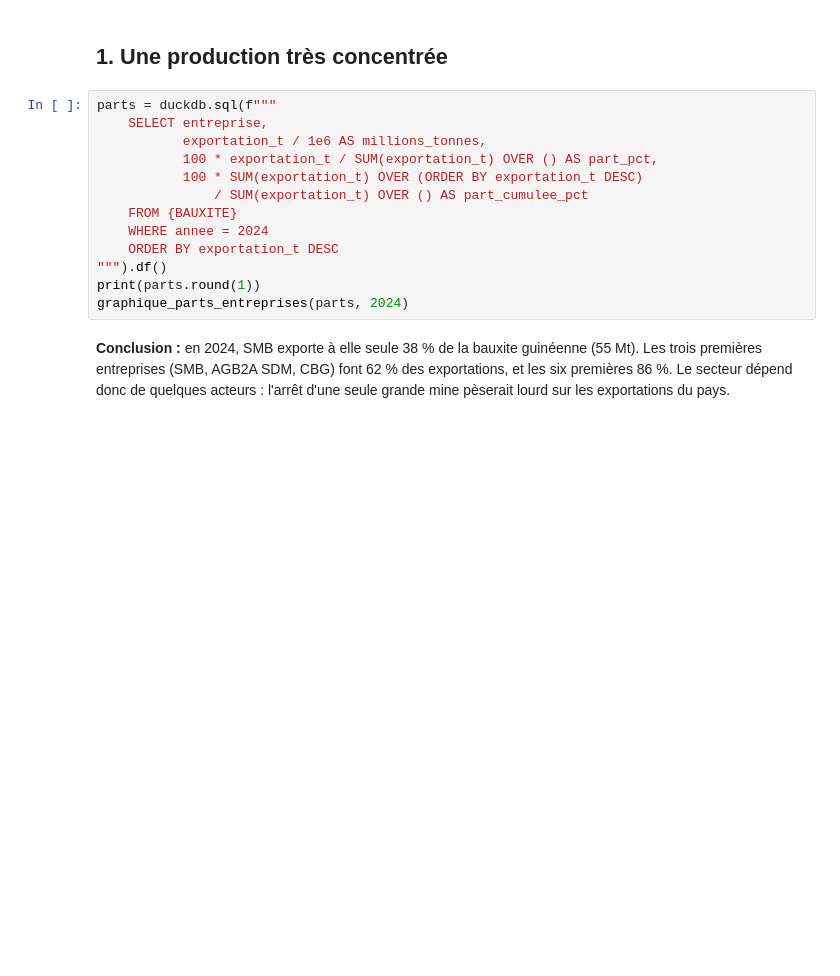
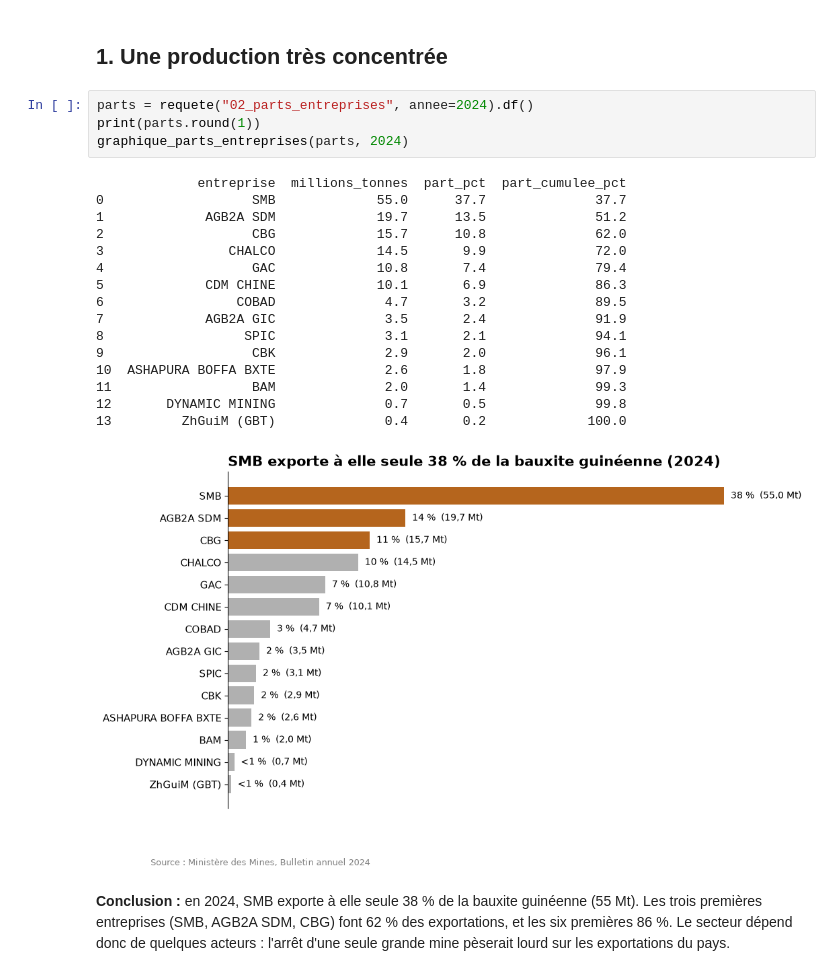
Before and after one commit to Ibrahdiallo224/guinee-mines-data, a Jupyter notebook: notebooks/02_entreprises_et_revenus.ipynb, the cells around one changed output. Cells and saved outputs as stored; diff of their text form; blank space fills up the shorter version.

```diff
--- a/notebooks/02_entreprises_et_revenus.ipynb
+++ b/notebooks/02_entreprises_et_revenus.ipynb
@@ -39,19 +37,27 @@ duckdb.sql(f"""
 **Constat :** pour 2022, la somme des entreprises donne 103,5 Mt alors que l'Annuaire 2023 publie un total de 94,5 Mt. C'est le total de l'Annuaire qui est faux : le Bulletin 2024 du même ministère publie bien 103,5 Mt pour 2022. Cela explique l'incohérence repérée à l'étape 1. Pour 2023, l'écart est faible (0,7 Mt, soit 0,6 %).
 # %% [markdown]
 ## 1. Une production très concentrée
-# %%
-parts = duckdb.sql(f"""
-    SELECT entreprise,
-           exportation_t / 1e6 AS millions_tonnes,
-           100 * exportation_t / SUM(exportation_t) OVER () AS part_pct,
-           100 * SUM(exportation_t) OVER (ORDER BY exportation_t DESC)
-               / SUM(exportation_t) OVER () AS part_cumulee_pct
-    FROM {BAUXITE}
-    WHERE annee = 2024
-    ORDER BY exportation_t DESC
-""").df()
-print(parts.round(1))
-graphique_parts_entreprises(parts, 2024)
+# %%
+parts = requete("02_parts_entreprises", annee=2024).df()
+print(parts.round(1))
+graphique_parts_entreprises(parts, 2024)
+# %% [output]
+             entreprise  millions_tonnes  part_pct  part_cumulee_pct
+0                   SMB             55.0      37.7              37.7
+1             AGB2A SDM             19.7      13.5              51.2
+2                   CBG             15.7      10.8              62.0
+3                CHALCO             14.5       9.9              72.0
+4                   GAC             10.8       7.4              79.4
+5             CDM CHINE             10.1       6.9              86.3
+6                 COBAD              4.7       3.2              89.5
+7             AGB2A GIC              3.5       2.4              91.9
+8                  SPIC              3.1       2.1              94.1
+9                   CBK              2.9       2.0              96.1
+10  ASHAPURA BOFFA BXTE              2.6       1.8              97.9
+11                  BAM              2.0       1.4              99.3
+12       DYNAMIC MINING              0.7       0.5              99.8
+13         ZhGuiM (GBT)              0.4       0.2             100.0
+[figure, added]
 # %% [markdown]
 **Conclusion :** en 2024, SMB exporte à elle seule 38 % de la bauxite guinéenne (55 Mt). Les trois premières entreprises (SMB, AGB2A SDM, CBG) font 62 % des exportations, et les six premières 86 %. Le secteur dépend donc de quelques acteurs : l'arrêt d'une seule grande mine pèserait lourd sur les exportations du pays.
 # %% [markdown]
```
Also changed, not shown: parts of 13 cells of this notebook, 21 other files.
